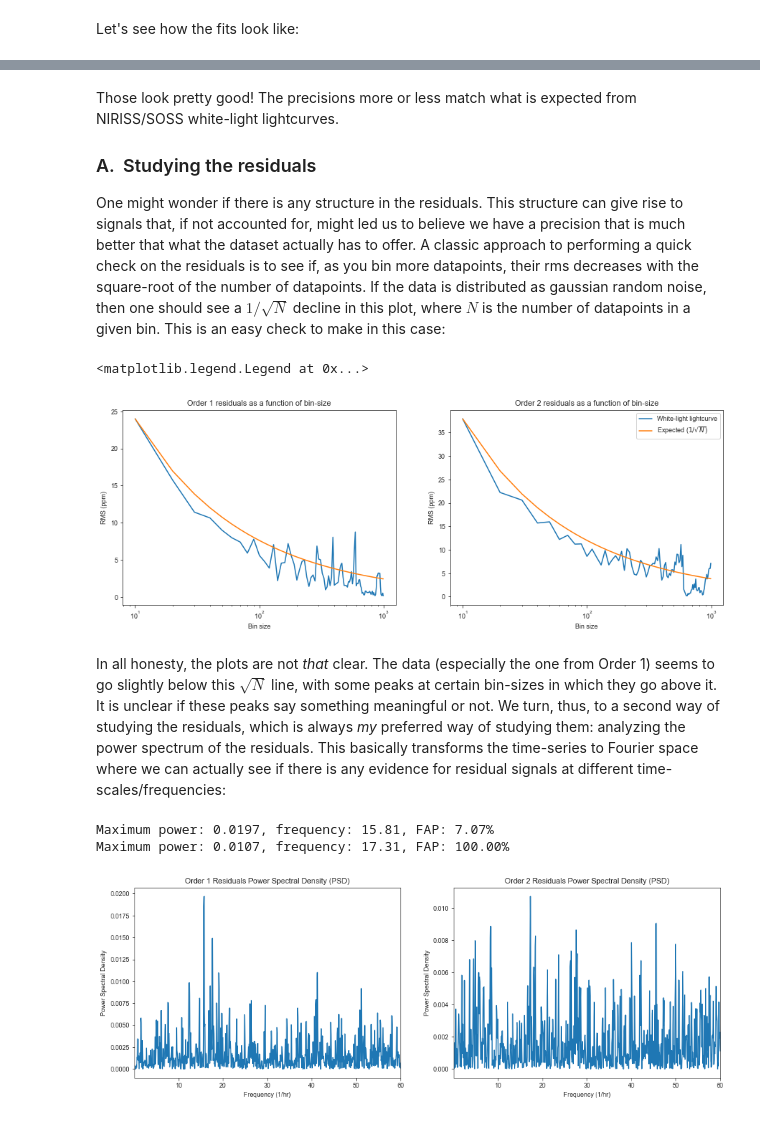
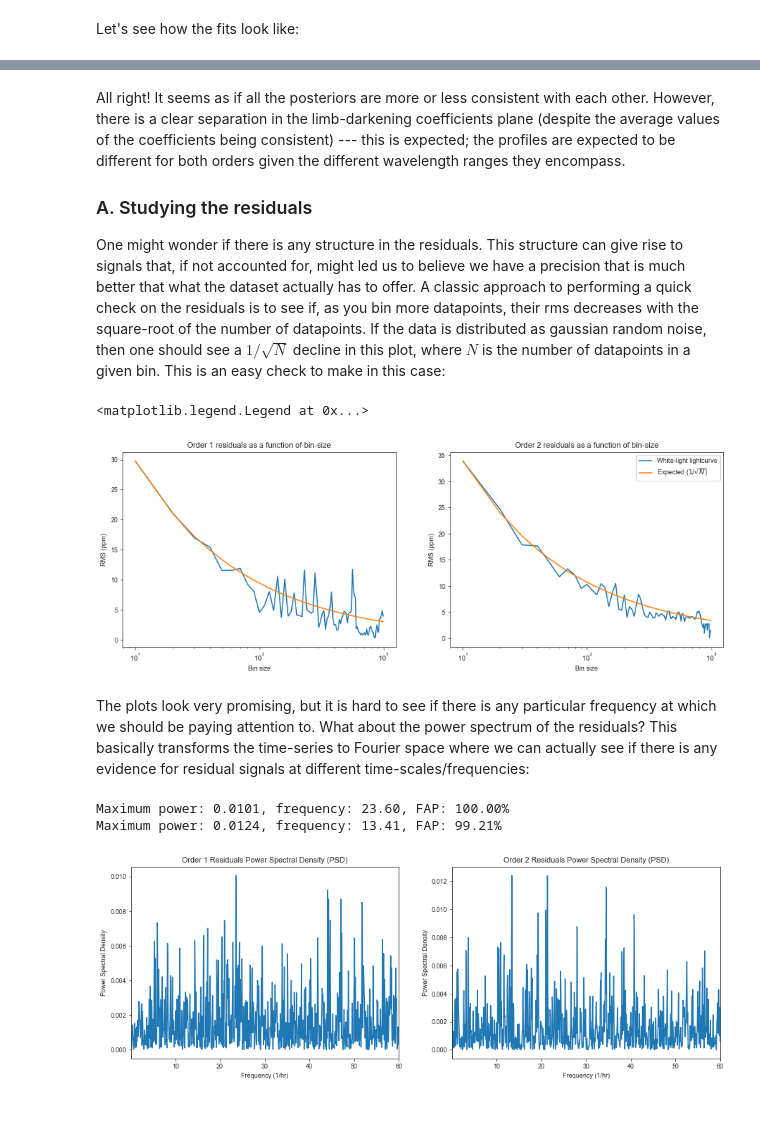
Before and after one commit to spacetelescope/dat_pyinthesky, a Jupyter notebook: jdat_notebooks/soss-transit-spectroscopy/HAT-P-1b-PART3-data-analysis.ipynb, the cells around one changed output, grey strips where cells are left out. Saved outputs shown, nothing was run; the diff lists cells and outputs as text; code cells hidden in the pictures.

```diff
--- a/jdat_notebooks/soss-transit-spectroscopy/HAT-P-1b-PART3-data-analysis.ipynb
+++ b/jdat_notebooks/soss-transit-spectroscopy/HAT-P-1b-PART3-data-analysis.ipynb
@@ -436,11 +691,11 @@ params = ['P_p1','t0_p1','r1_p1','r2_p1','q1_SOSS','q2_SOSS','ecc_p1','omega_p1'
               'rho', 'mdilution_SOSS', 'mflux_SOSS', 'sigma_w_SOSS']
 
 # Distributions:
-dists = ['normal','normal','uniform','uniform','uniform','uniform','fixed','fixed',\
+dists = ['fixed','normal','uniform','uniform','uniform','uniform','fixed','fixed',\
                  'loguniform', 'fixed', 'normal', 'loguniform']
 
 # Hyperparameters
-hyperps = [[4.4652998,6e-7], [2459543.5,0.1], [0.,1], [0.,1.], [0., 1.], [0., 1.], 0.0, 90.,\
+hyperps = [4.4652998, [2459775.89,0.1], [0.,1], [0.,1.], [0., 1.], [0., 1.], 0.0, 90.,\
                    [100., 10000.], 1.0, [0.,0.1], [0.1, 1000.]]
 
 priors = juliet.generate_priors(params,dists,hyperps)
@@ -462,33 +718,37 @@ for order in ['order1','order2']:
 Let's see how the fits look like:
 # %%
 plt.figure(figsize=(15,5))
-sns.set_style("ticks")
 
 for i in [1,2]:
     plt.subplot('22'+str(i))
     plt.title('Order '+str(i)+' (white) lightcurve')
     order = 'order'+str(i)
-    # First, extract estimated errorbars form our fits:
-    sigma_w = np.median(spec[order]['results'].posteriors['posterior_samples']['sigma_w_SOSS'])
-    spec[order]['sigma_w'] = sigma_w
-    spec[order]['white-light_errors'] = np.ones(len(spec['times']))*sigma_w*1e-6
+    # First, extract estimated additional errorbars form our fits:
+    sigma_w = np.median(spectra[order]['results'].posteriors['posterior_samples']['sigma_w_SOSS'])
+    spectra[order]['sigma_w'] = sigma_w
     # Extract estimated time-of-transit center:
-    t0 = np.median(spec[order]['results'].posteriors['posterior_samples']['t0_p1'])
+    t0 = np.median(spectra[order]['results'].posteriors['posterior_samples']['t0_p1'])
     # Normalize times to plot by this:
-    tnorm = (spec['times']-t0)*24
-    plt.errorbar(tnorm, spec[order]['white-light'], spec[order]['white-light_errors'],label='Data')
+    tnorm = (spectra['times']-t0)*24
+    plt.errorbar(tnorm, spectra[order]['white-light'], \
+                 yerr = np.sqrt(spectra[order]['white-light_errors']**2 + (sigma_w*1e-6)**2), \
+                 label='Data')
     # Plot best-fit model on top:
-    spec[order]['model'] = spec[order]['results'].lc.evaluate('SOSS')
-    plt.plot(tnorm, spec[order]['model'],color='black',label='Model')
+    spectra[order]['model'] = spectra[order]['results'].lc.evaluate('SOSS')
+    plt.plot(tnorm, spectra[order]['model'],color='black',label='Model')
     plt.xlim(np.min(tnorm),np.max(tnorm))
     plt.ylabel('Relative flux')
     # Residuals:
     plt.subplot('22'+str(i+2))
-    spec[order]['residuals'] = spec[order]['white-light'] - spec[order]['model']
-    plt.errorbar(tnorm, spec[order]['residuals']*1e6, spec[order]['white-light_errors']*1e6,fmt='o',alpha=0.3)
+    spectra[order]['residuals'] = spectra[order]['white-light'] - spectra[order]['model']
+    plt.errorbar(tnorm, spectra[order]['residuals']*1e6, \
+                 yerr = np.sqrt(spectra[order]['white-light_errors']**2 + (sigma_w*1e-6)**2)*1e6, \
+                 fmt='o',alpha=0.3)
     plt.xlim(np.min(tnorm),np.max(tnorm))
     plt.ylim(-350,350)
-    plt.text(1,220,r'$\sigma_w = {0:.1f}$ ppm'.format(sigma_w),fontsize=13)
+    average_total_errorbar = np.median(np.sqrt(spectra[order]['white-light_errors']**2 + (sigma_w*1e-6)**2)*1e6)
+    #print(average_total_errorbar)
+    plt.text(1,220,r'$\sigma_w = {0:.1f}$ ppm'.format(average_total_errorbar),fontsize=13)
     plt.ylabel('Residuals (ppm)')
     plt.xlabel('Time from mid-transit (hours)')
 # %% [output]
@@ -496,12 +806,11 @@ for i in [1,2]:
 # %% [markdown]
-Those look pretty good! The precisions more or less match what is expected from NIRISS/SOSS white-light lightcurves.
+All right! It seems as if all the posteriors are more or less consistent with each other. However, there is a clear separation in the limb-darkening coefficients plane (despite the average values of the coefficients being consistent) --- this is expected; the profiles are expected to be different for both orders given the different wavelength ranges they encompass.
 
-### A.<font color='white'>-</font>Studying the residuals<a class="anchor" id="wl-residuals"></a>
+### A. Studying the residuals
 
 One might wonder if there is any structure in the residuals. This structure can give rise to signals that, if not accounted for, might led us to believe we have a precision that is much better that what the dataset actually has to offer. A classic approach to performing a quick check on the residuals is to see if, as you bin more datapoints, their rms decreases with the square-root of the number of datapoints. If the data is distributed as gaussian random noise, then one should see a $1/\sqrt{N}$ decline in this plot, where $N$ is the number of datapoints in a given bin. This is an easy check to make in this case:
 # %%
 plt.figure(figsize=(15,5))
-sns.set_style("ticks")
 
 bin_sizes = np.arange(10,1000,10)
 for i in [1,2]:
@@ -511,46 +820,43 @@ for i in [1,2]:
     rms = np.zeros(len(bin_sizes))
     for j in range(len(bin_sizes)):
         bin_size = bin_sizes[j]
-        binned_times, binned_residuals, binned_errors = juliet.utils.bin_data(spec['times'],\
-                                                                              spec[order]['residuals'],\
+        binned_times, binned_residuals, binned_errors = juliet.utils.bin_data(spectra['times'],\
+                                                                              spectra[order]['residuals'],\
                                                                               bin_size)
         rms[j] = np.sqrt(np.var(binned_residuals))*1e6
     plt.plot(bin_sizes,rms,label='White-light lightcurve')
     plt.plot(bin_sizes,(np.sqrt(bin_sizes[0])*rms[0])/np.sqrt(bin_sizes),label='Expected ($1/\sqrt{N}$)')
     plt.xscale('log')
-    #plt.yscale('log')
     plt.ylabel('RMS (ppm)')
     plt.xlabel('Bin size')
 plt.legend()
 # %% [output]
 <matplotlib.legend.Legend at 0x...>
-[figure, old version]
+[figure, new version]
 # %% [markdown]
-In all honesty, the plots are not _that_ clear. The data (especially the one from Order 1) seems to go slightly below this $\sqrt{N}$ line, with some peaks at certain bin-sizes in which they go above it. It is unclear if these peaks say something meaningful or not. We turn, thus, to a second way of studying the residuals, which is always _my_ preferred way of studying them: analyzing the power spectrum of the residuals. This basically transforms the time-series to Fourier space where we can actually see if there is any evidence for residual signals at different time-scales/frequencies:
+The plots look very promising, but it is hard to see if there is any particular frequency at which we should be paying attention to. What about the power spectrum of the residuals? This basically transforms the time-series to Fourier space where we can actually see if there is any evidence for residual signals at different time-scales/frequencies:
 # %%
 plt.figure(figsize=(15,5))
-sns.set_style("ticks")
 
-from astropy.timeseries import LombScargle
 # Define frequencies in hours. From more or less the duration of the observation (~1 over 10 hours) to the
 # time-sampling (~1 over 1 minute, so over 1/60 hours)
 frequency = np.linspace(1./10.,1./(1./60.), 1000)
 
 for i in [1,2]:
     order = 'order'+str(i)
     plt.subplot('12'+str(i))
     plt.title('Order '+str(i)+' Residuals Power Spectral Density (PSD)')
-    ls = LombScargle((spec['times']-spec['times'][0])*24, spec[order]['residuals'])
+    ls = LombScargle((spectra['times']-spectra['times'][0])*24, spectra[order]['residuals'])
     psd = ls.power(frequency)
     max_power = np.max(psd)
     max_freq = frequency[np.where(max_power == psd)[0]][0]
     fap = ls.false_alarm_probability(max_power)
     print('Maximum power: {0:.4f}, frequency: {1:.2f}, FAP: {2:.2f}%'.format(max_power,max_freq,fap*100))
     plt.plot(frequency,psd)
     plt.ylabel('Power Spectral Density')
     plt.xlabel('Frequency (1/hr)')
     plt.xlim([1./10.,60.])
 # %% [output]
-Maximum power: 0.0197, frequency: 15.81, FAP: 7.07%
-Maximum power: 0.0107, frequency: 17.31, FAP: 100.00%
+Maximum power: 0.0101, frequency: 23.60, FAP: 100.00%
+Maximum power: 0.0124, frequency: 13.41, FAP: 99.21%
-[figure, old version]
+[figure, new version]
```
Also changed, not shown: parts of 91 cells of this notebook.
